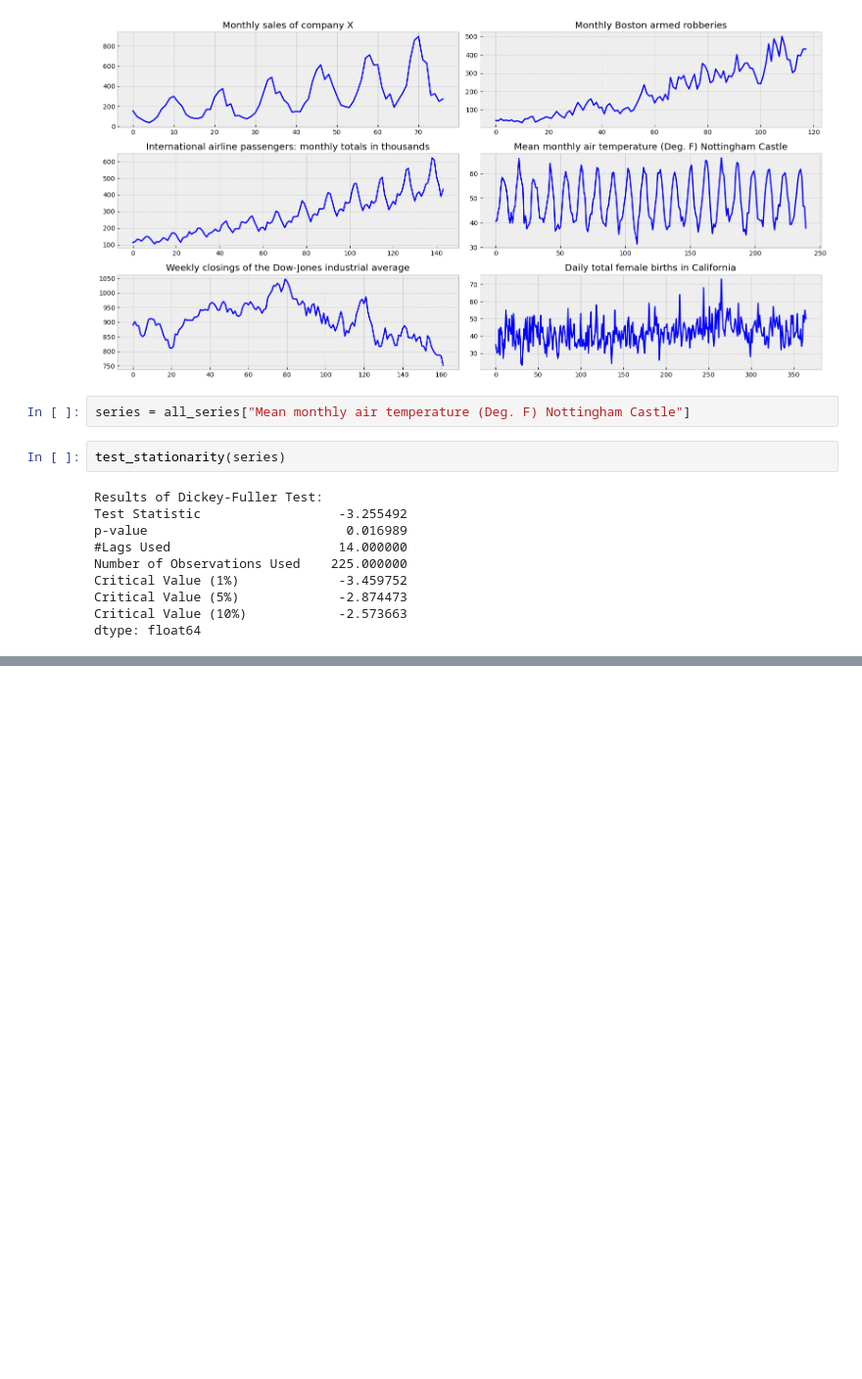
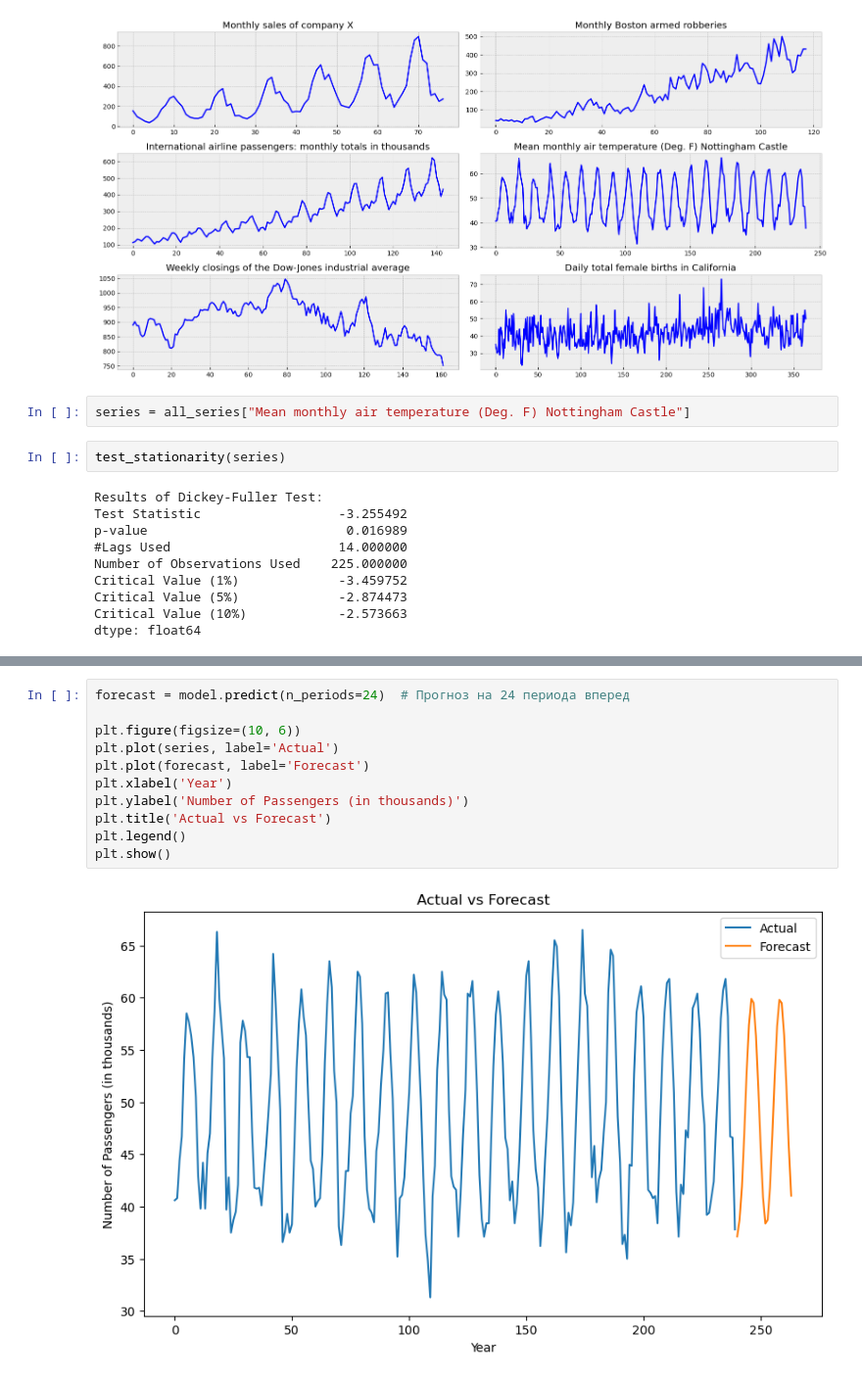
Before and after one commit to maxfil333/TSML_homeworks, a Jupyter notebook: TSML_homework_3.ipynb, the cells around one changed output, grey strips where cells are left out. Shown at 98% size. Cells and saved outputs as stored; diff of their text form; blank space fills up the shorter version.

Commit message:
forecast visualization added

```diff
--- a/TSML_homework_3.ipynb
+++ b/TSML_homework_3.ipynb
@@ -95 +95,14 @@ Total fit time: 3.028 seconds
 (2, 0, 3)
+# %%
+forecast = model.predict(n_periods=24)  # Прогноз на 24 периода вперед
+
+plt.figure(figsize=(10, 6))
+plt.plot(series, label='Actual')
+plt.plot(forecast, label='Forecast')
+plt.xlabel('Year')
+plt.ylabel('Number of Passengers (in thousands)')
+plt.title('Actual vs Forecast')
+plt.legend()
+plt.show()
+# %% [output]
+[figure, added]
```
Also changed, not shown: parts of 1 cell of this notebook.
